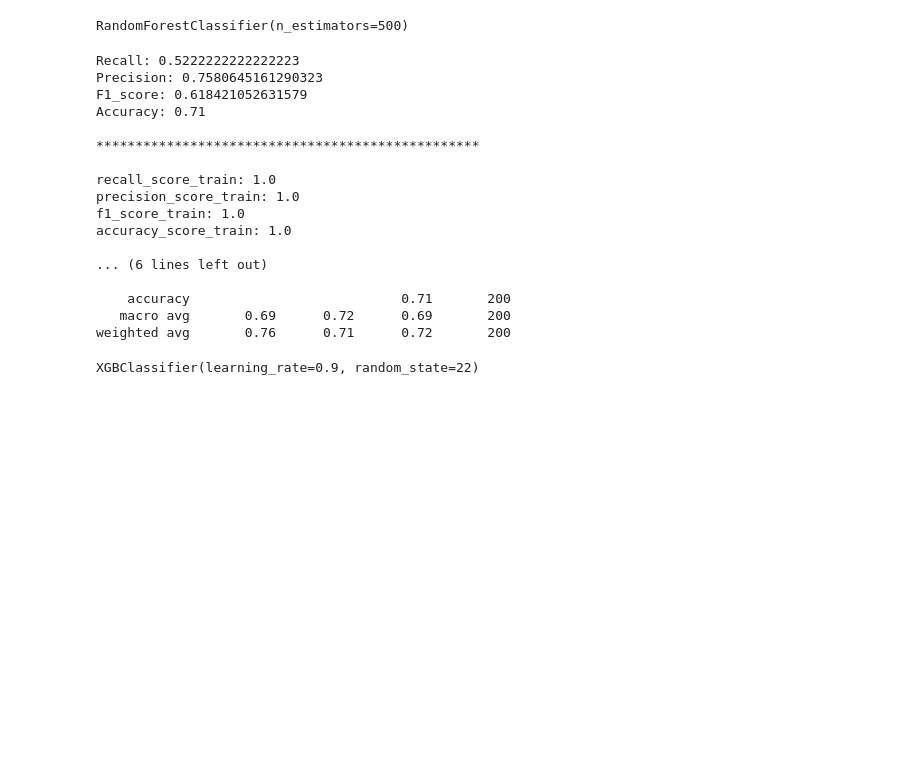
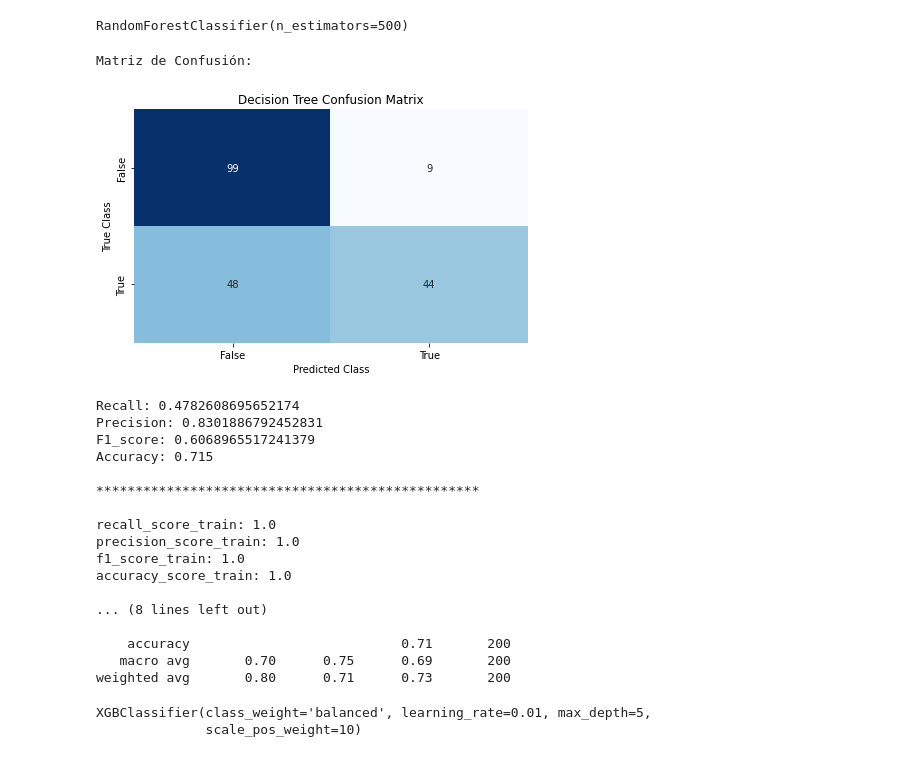
Before and after one commit to Factoria-F5-AI-Bootcamp-1-Edicion/NLP_Verbo, a Jupyter notebook: EDA_Verbo.ipynb, the cells around one changed output. Cells and saved outputs as stored; diff of their text form; code cells hidden in the pictures; blank space fills up the shorter version.

```diff
--- a/EDA_Verbo.ipynb
+++ b/EDA_Verbo.ipynb
@@ -335,7 +335,7 @@ from sklearn.model_selection import train_test_split
 X = result["Text"]
 y = result["IsToxic"]
 
-train_text,test_text, train_labels, test_labels = train_test_split( X, y, test_size=0.2, stratify = None)
+train_text,test_text, train_labels, test_labels = train_test_split( X, y, test_size=0.2, stratify = y)
 print(f"Training examples: {len(train_text)}, testing examples {len(test_text)}")
 # %% [output]
 Training examples: 800, testing examples 200
@@ -373,6 +371,24 @@ RandomForestClassifier(n_estimators=500)
 predictions = model.predict(x_test_tfidf)
 predictions2 = model.predict(x_train_tfidf)
 # %%
+#Matriz de confusion
+
+print()
+print(f"Matriz de Confusión:")
+print()
+
+con_matrix = confusion_matrix(test_labels, predictions)
+classes_names = ['False', 'True']
+con_matrix_ConfusionMatrix = pd.DataFrame(con_matrix, index=classes_names, columns=classes_names)
+
+sns.heatmap(con_matrix_ConfusionMatrix, annot=True, cbar=None, cmap="Blues", fmt = 'g')
+plt.title("Decision Tree Confusion Matrix")
+plt.tight_layout()
+plt.ylabel("True Class")
+plt.xlabel("Predicted Class")
+plt.show()
+
+
 #Metricas de test
 
 accur = accuracy_score(test_labels, predictions)
@@ -380,57 +396,62 @@ preci = precision_score(test_labels, predictions)
 recal = recall_score(test_labels, predictions)
 f1 = f1_score(test_labels, predictions)
 class_repor = classification_report(test_labels, predictions)
 
 
 #Metricas de train
 
 accur_train = accuracy_score(train_labels, predictions2)
 preci_train = precision_score(train_labels, predictions2)
 recal_train = recall_score(train_labels, predictions2)
 f1_train = f1_score(train_labels, predictions2)
 
 
 print()
 print(f"Recall: {recal}")
 print(f"Precision: {preci}")
 print(f"F1_score: {f1}")
 print(f"Accuracy: {accur}")
 print()
 print("*************************************************")
 print()
 print(f"recall_score_train: {recal_train}")
 print(f"precision_score_train: {preci_train}")
 print(f"f1_score_train: {f1_train}")
 print(f"accuracy_score_train: {accur_train}")
 print()
+print("Overfitting {:.2f} % ".format(((accur - accur_train)/accur) *100))
+print()
 print(f"Reporte de Clasificación:")
 print()
 print(classification_report(predictions,test_labels))
 # %% [output]
-Recall: 0.5222222222222223
-Precision: 0.7580645161290323
-F1_score: 0.618421052631579
-Accuracy: 0.71
-
-*************************************************
-
-recall_score_train: 1.0
-precision_score_train: 1.0
-f1_score_train: 1.0
-accuracy_score_train: 1.0
-
-... (6 lines left out)
-
-    accuracy                           0.71       200
-   macro avg       0.69      0.72      0.69       200
-weighted avg       0.76      0.71      0.72       200
+Matriz de Confusión:
+[figure, added]
+Recall: 0.4782608695652174
+Precision: 0.8301886792452831
+F1_score: 0.6068965517241379
+Accuracy: 0.715
+
+*************************************************
+
+recall_score_train: 1.0
+precision_score_train: 1.0
+f1_score_train: 1.0
+accuracy_score_train: 1.0
+
+... (8 lines left out)
+
+    accuracy                           0.71       200
+   macro avg       0.70      0.75      0.69       200
+weighted avg       0.80      0.71      0.73       200
 # %%
 #Building XGBoost Model
 from xgboost import XGBClassifier
-model_bow = XGBClassifier(random_state=22,learning_rate=0.9)
+model_bow = XGBClassifier(learning_rate=0.01, max_depth = 5, scale_pos_weight = 10, class_weight= "balanced")
 model_bow.fit(x_train_tfidf,train_labels)
 # %% [output]
-XGBClassifier(learning_rate=0.9, random_state=22)
+XGBClassifier(class_weight='balanced', learning_rate=0.01, max_depth=5,
+              scale_pos_weight=10)
 # %%
 predict_xgb = model_bow.predict(x_test_tfidf)
 predict2_xgb = model_bow.predict(x_train_tfidf)
```
Also changed, not shown: parts of 13 cells of this notebook.
